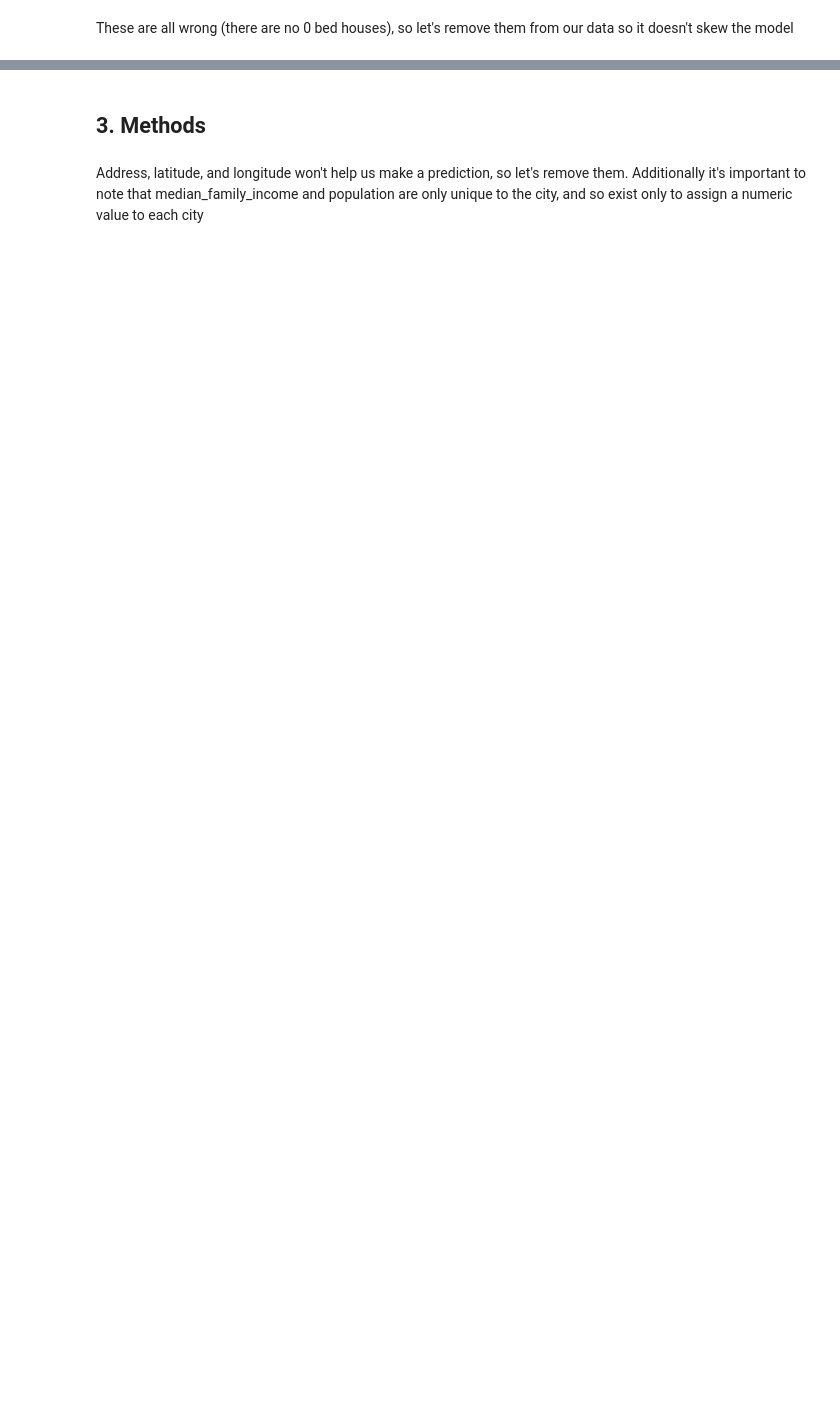
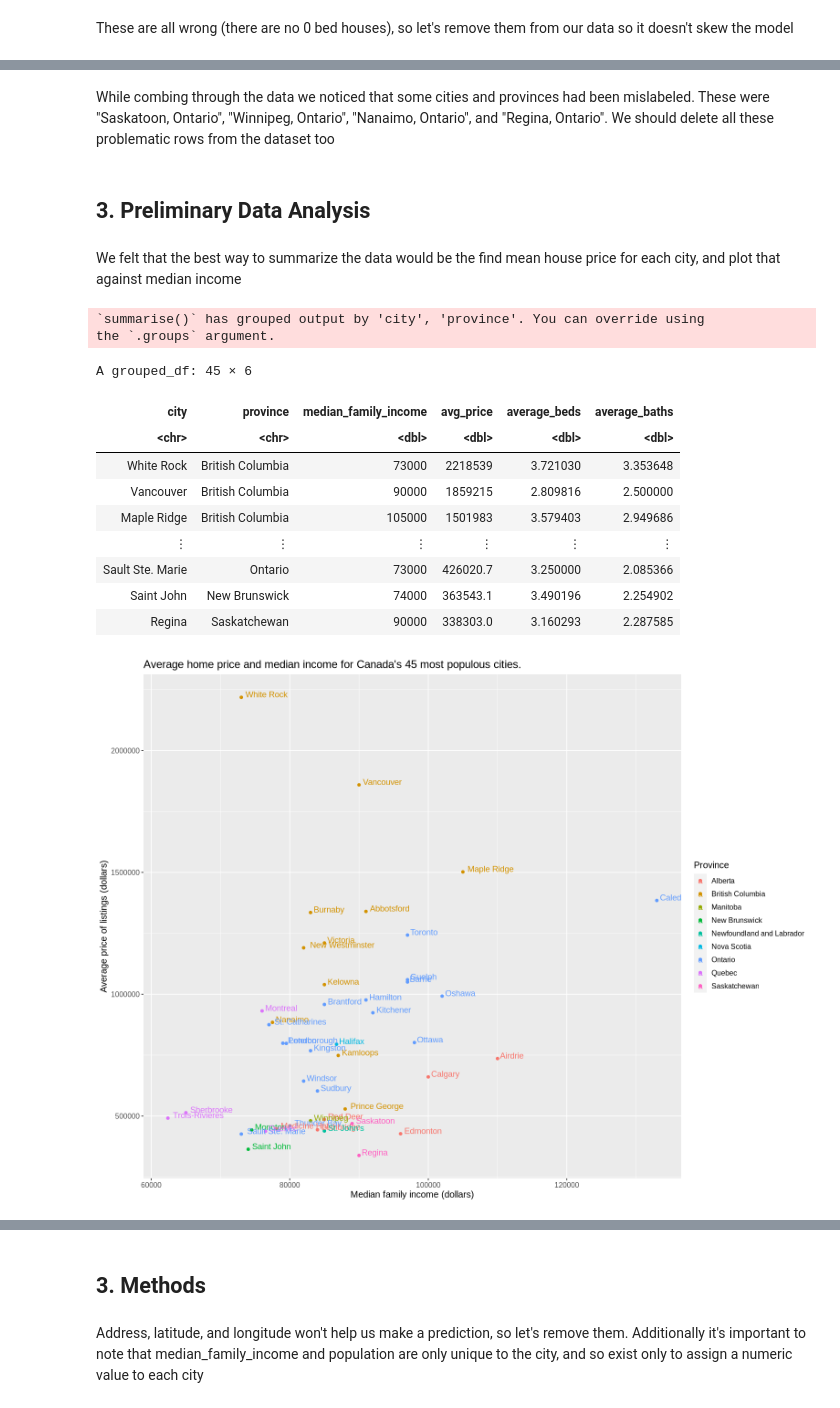
Before and after one commit to slappyslop/dsci-100-002-033, a Jupyter notebook: group_proj_proposal.ipynb, the cells around one changed output, grey strips where cells are left out. Saved outputs shown, nothing was run; the diff lists cells and outputs as text; code cells hidden in the pictures; blank space fills up the shorter version.

Commit message:
Finished all wrangling and added some visualizatons

```diff
--- a/group_proj_proposal.ipynb
+++ b/group_proj_proposal.ipynb
@@ -67,3 +70,39 @@ A spec_tbl_df: 34942 × 10
 | Halifax | 419900 | 212 60 Walter Havill Drive | 2 | 2 | Nova Scotia | 431479 | 44.8857 | 63.1005 | ... |
 | Halifax | 949900 | 10 Idlewylde Road | 3 | 1 | Nova Scotia | 431479 | 44.8857 | 63.1005 | ... |
 | Halifax | 592900 | 208 2842-2856 Gottingen | 2 | 1 | Nova Scotia | 431479 | 44.8857 | 63.1005 | ... |
+# %% [markdown]
+While combing through the data we noticed that some cities and provinces had been mislabeled. These were "Saskatoon, Ontario", "Winnipeg, Ontario", "Nanaimo, Ontario", and "Regina, Ontario". We should delete all these problematic rows from the dataset too
+# %%
+housing_clean <- housing_filter |> filter(!(city %in% c("Saskatoon", "Winnipeg", "Nanaimo", "Regina") & province == "Ontario"))
+# %% [markdown]
+## 3. Preliminary Data Analysis
+# %% [markdown]
+We felt that the best way to summarize the data would be the find mean house price for each city, and plot that against median income
+# %%
+options(repr.plot.height = 10, repr.plot.width = 13)
+table_avg_price <- housing_clean |>
+group_by(city, province, median_family_income) |>
+summarize(avg_price = mean(price), average_beds = mean(number_beds), average_baths = mean(number_baths)) |>
+arrange(-avg_price)
+table_avg_price
+
+
+avg_price_plot <- ggplot(table_avg_price, aes(x = median_family_income, y = avg_price, color = province, label = city)) + geom_point() +
+                labs(x = "Median family income (dollars)", y = "Average price of listings (dollars)", color = "Province",
+                    title = "Average home price and median income for Canada's 45 most populous cities.") + geom_text(hjust = -0.1, vjust = 0) +
+                theme(text = element_text(size = 12))
+avg_price_plot
+# %% [output]
+`summarise()` has grouped output by 'city', 'province'. You can override using
+the `.groups` argument.
+A grouped_df: 45 × 6
+| city | province | median_family_income | avg_price | average_beds | average_baths |
+| <chr> | <chr> | <dbl> | <dbl> | <dbl> | <dbl> |
+| White Rock | British Columbia | 73000 | 2218539 | 3.721030 | 3.353648 |
+| Vancouver | British Columbia | 90000 | 1859215 | 2.809816 | 2.500000 |
+| Maple Ridge | British Columbia | 105000 | 1501983 | 3.579403 | 2.949686 |
+| ⋮ | ⋮ | ⋮ | ⋮ | ⋮ | ⋮ |
+| Sault Ste. Marie | Ontario | 73000 | 426020.7 | 3.250000 | 2.085366 |
+| Saint John | New Brunswick | 74000 | 363543.1 | 3.490196 | 2.254902 |
+| Regina | Saskatchewan | 90000 | 338303.0 | 3.160293 | 2.287585 |
+[figure, added]
```
Also changed, not shown: parts of 7 cells of this notebook.
